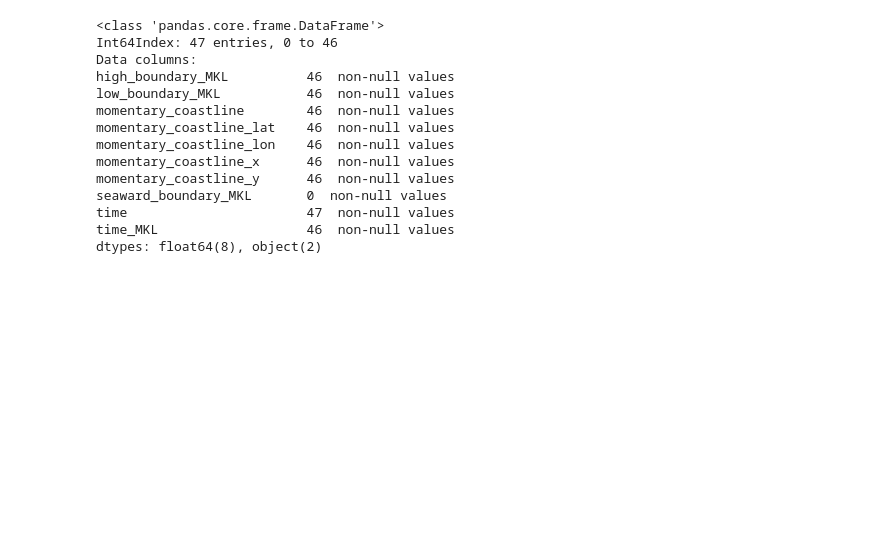
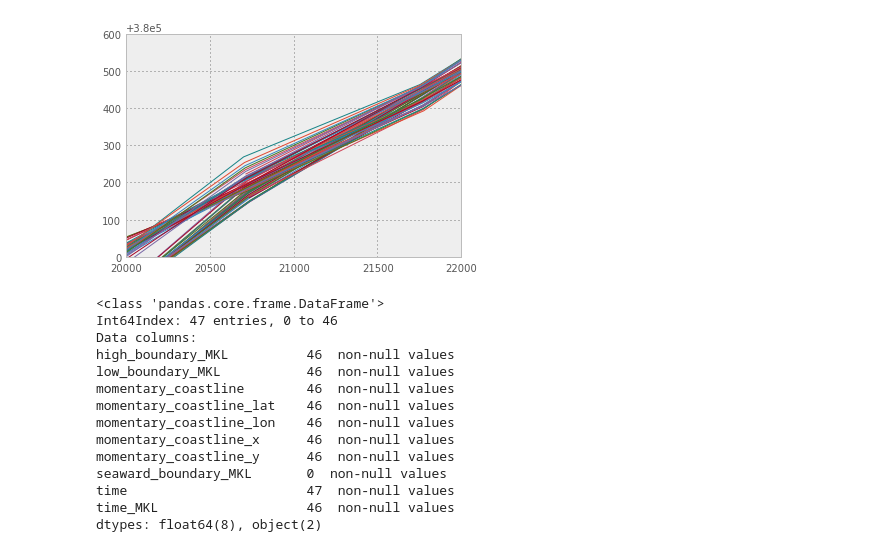
Before and after one commit to lizardsystem/lizard-kml, a Jupyter notebook: lizard_kml/jarkus/nourishmentplot.ipynb, the cells around one changed output. Cells and saved outputs as stored; diff of their text form; code cells hidden in the pictures; blank space fills up the shorter version.

```diff
--- a/lizard_kml/jarkus/nourishmentplot.ipynb
+++ b/lizard_kml/jarkus/nourishmentplot.ipynb
@@ -20,6 +29,32 @@ transecturl = 'http://opendap.deltares.nl/thredds/dodsC/opendap/rijkswaterstaat/
 
 # Function arguments.
 transect = 7004000
+# %%
+ds = netCDF4.Dataset(slurl)
+transectidx = bisect.bisect_left(ds.variables['id'], transect)
+#assert ds.variables['trID'][transectidx] == transect, ds.variables['trID'][transectidx]
+year = ds.variables['year'][:]
+time = [datetime.datetime(x, 1,1) for x in year]
+mean_high_water = ds.variables['MHW'][transectidx,:]
+mean_low_water = ds.variables['MLW'][transectidx,:]
+dune_foot = ds.variables['DF'][transectidx,:]
+for i, x in enumerate(year):
+    plt.plot(ds.variables['MLW_x'][:,i], ds.variables['MLW_y'][:,i], '-')
+plt.xlim(20000,22000)
+plt.ylim(380000,380600)
+ds.close()
+
+shorelinedf = pandas.DataFrame(
+    data=dict(
+        time=time,
+        mean_high_water=mean_high_water,
+        mean_low_water=mean_low_water,
+        dune_foot=dune_foot,
+        year=year
+        )
+    )
+# %% [output]
+[figure, added]
 # %%
 # Read dataset and transform to dataframe
 ds = netCDF4.Dataset(transecturl)
```
Also changed, not shown: parts of 3 cells of this notebook, 1 other file.
